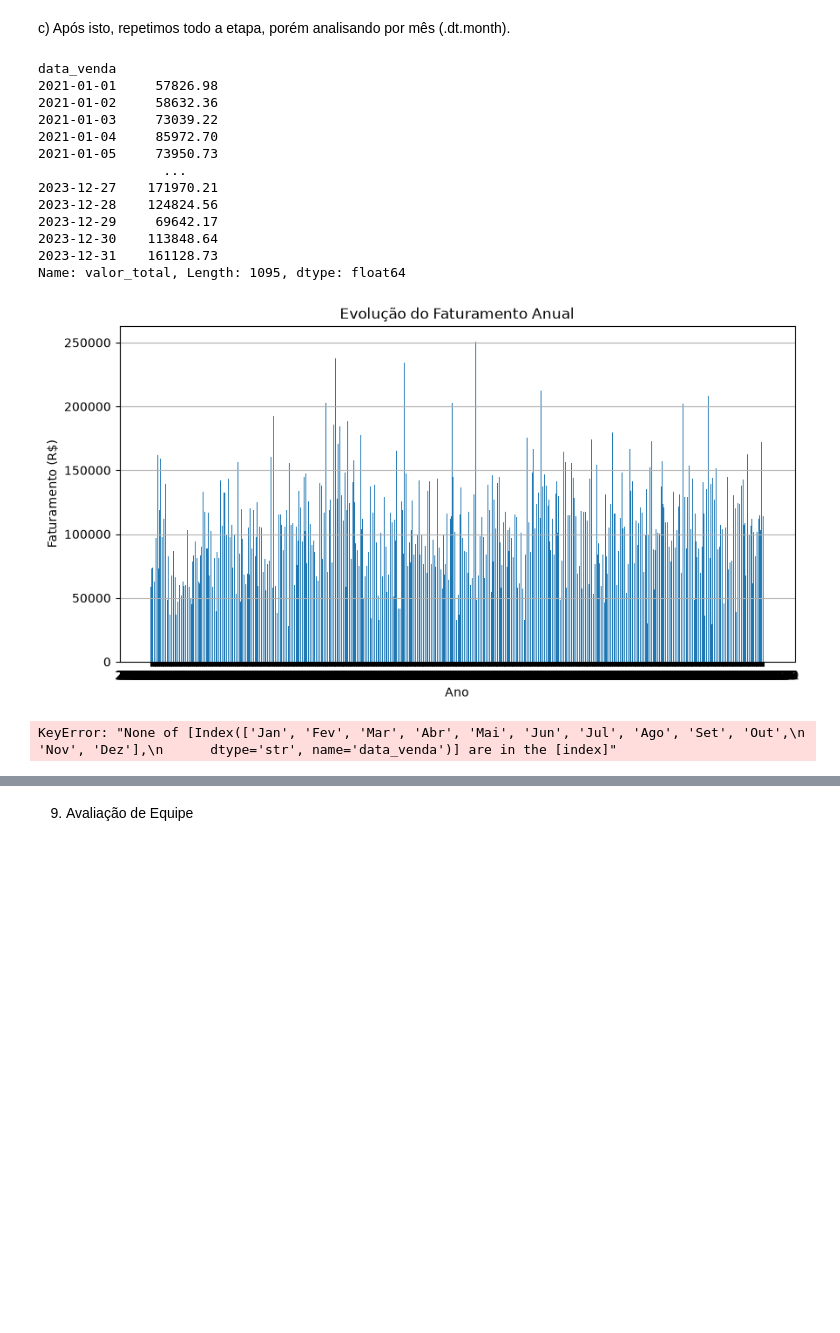
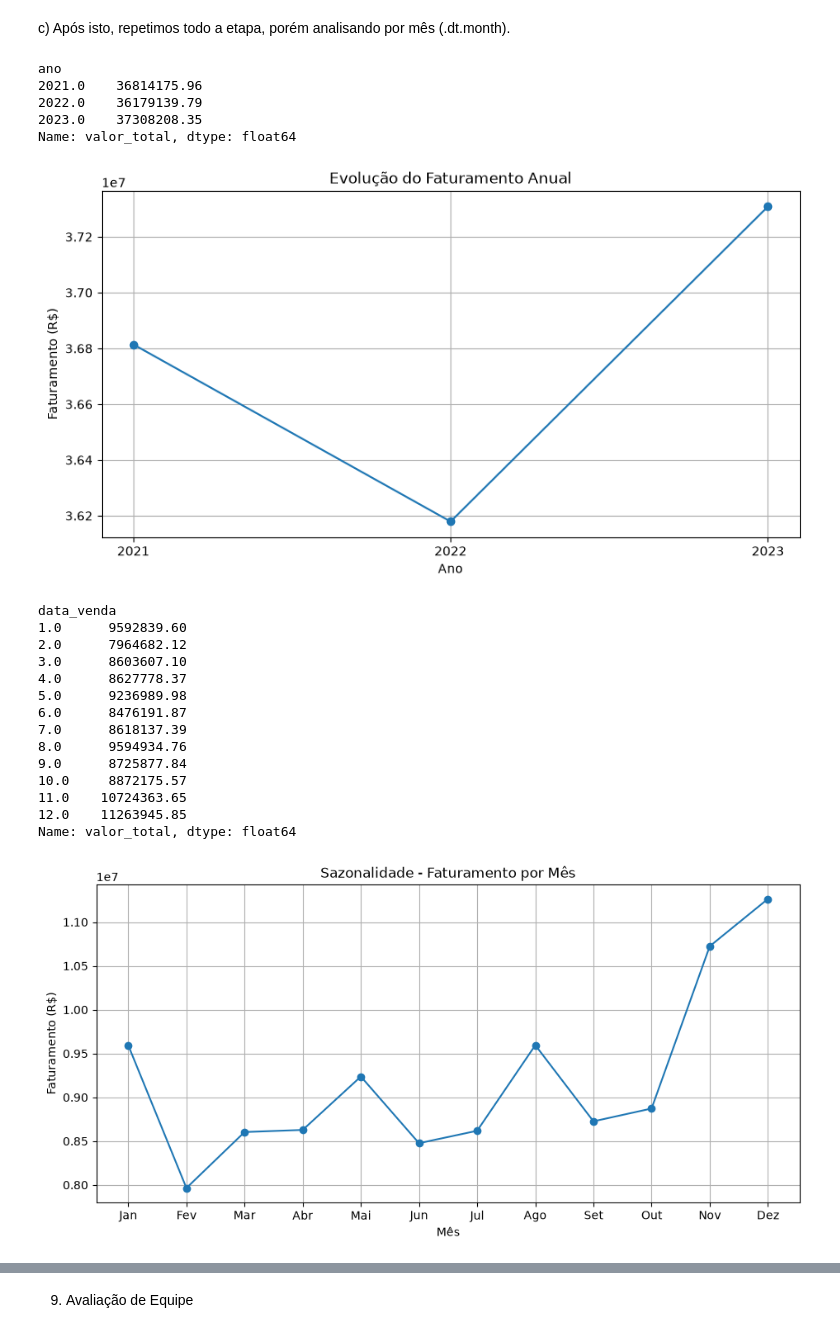
Before and after one commit to brunokisesenai/projeto_com_jupyter, a Jupyter notebook: projeto_final/Projeto_Final.ipynb, the cells around one changed output, grey strips where cells are left out. Drawn from its saved outputs; the diff is of its cells as text; code cells hidden in the pictures; blank space fills up the shorter version.

```diff
--- a/projeto_final/Projeto_Final.ipynb
+++ b/projeto_final/Projeto_Final.ipynb
@@ -38,6 +37,10 @@ df_vendas["cidade_cliente"] = df_vendas["cidade_cliente"].fillna(
     "Não informado"
 )
 
+
+df_vendas = df_vendas.drop_duplicates(
+    subset="id_item_venda"
+)
 
 df_vendas["data_venda"] = pd.to_datetime(
 df_vendas["data_venda"], errors="coerce"
@@ -49,6 +52,9 @@ df_vendas["categoria_produto"] = df_vendas["categoria_produto"].replace({
     "Eletronicos": "Eletrônicos"
 })
 
+# Criar coluna de ano
+df_vendas["ano"] = df_vendas["data_venda"].dt.year
+
 print(df_vendas.info())
 # %% [output]
 <class 'pandas.DataFrame'>
@@ -165,71 +171,80 @@ c) Após isto, repetimos todo a etapa, porém analisando por mês (.dt.month).
 # 4. EVOLUÇÃO ANUAL
 
 faturamento_anual = (
-    df_vendas.groupby("data_venda")["valor_total"]
+    df_vendas.groupby("ano")["valor_total"]
     .sum()
     .sort_index()
 )
+
 print(faturamento_anual)
 
-
-# Criar gráfico de barras
 plt.figure(figsize=(10, 5))
 
-plt.bar(
-    faturamento_anual.index.astype(str),
+plt.plot(
+    faturamento_anual.index,
     faturamento_anual.values,
-    width=0.6
+    marker="o"
 )
 
 plt.title("Evolução do Faturamento Anual")
 plt.xlabel("Ano")
 plt.ylabel("Faturamento (R$)")
-
-plt.grid(axis="y")
+plt.xticks(faturamento_anual.index)
+plt.grid()
 plt.show()
 
 # 5. SAZONALIDADE MENSAL
 
 faturamento_mensal = (
     df_vendas.groupby(
         df_vendas["data_venda"].dt.month
     )["valor_total"]
     .sum()
 )
 
+print(faturamento_mensal)
+
 nomes_meses = [
     "Jan", "Fev", "Mar", "Abr",
     "Mai", "Jun", "Jul", "Ago",
     "Set", "Out", "Nov", "Dez"
 ]
-print(faturamento_mensal[nomes_meses])
+
+
+
 plt.figure(figsize=(11, 5))
 
 plt.plot(
     faturamento_mensal.index,
     faturamento_mensal.values,
     marker="o"
 )
 
 plt.title("Sazonalidade - Faturamento por Mês")
 plt.xlabel("Mês")
 plt.ylabel("Faturamento (R$)")
 plt.xticks(range(1, 13), nomes_meses)
 plt.grid()
 plt.show()
 # %% [output]
-data_venda
-2021-01-01     57826.98
-2021-01-02     58632.36
-2021-01-03     73039.22
-2021-01-04     85972.70
-2021-01-05     73950.73
-                ...
-2023-12-27    171970.21
-2023-12-28    124824.56
-2023-12-29     69642.17
-2023-12-30    113848.64
-2023-12-31    161128.73
-Name: valor_total, Length: 1095, dtype: float64
+ano
+2021.0    36814175.96
+2022.0    36179139.79
+2023.0    37308208.35
+Name: valor_total, dtype: float64
-[figure, old version]
+[figure, new version]
-KeyError: "None of [Index(['Jan', 'Fev', 'Mar', 'Abr', 'Mai', 'Jun', 'Jul', 'Ago', 'Set', 'Out',\n       'Nov', 'Dez'],\n      dtype='str', name='data_venda')] are in the [index]"
+data_venda
+1.0      9592839.60
+2.0      7964682.12
+3.0      8603607.10
+4.0      8627778.37
+5.0      9236989.98
+6.0      8476191.87
+7.0      8618137.39
+8.0      9594934.76
+9.0      8725877.84
+10.0     8872175.57
+11.0    10724363.65
+12.0    11263945.85
+Name: valor_total, dtype: float64
+[figure, added]
```
Also changed, not shown: parts of 8 cells of this notebook.
